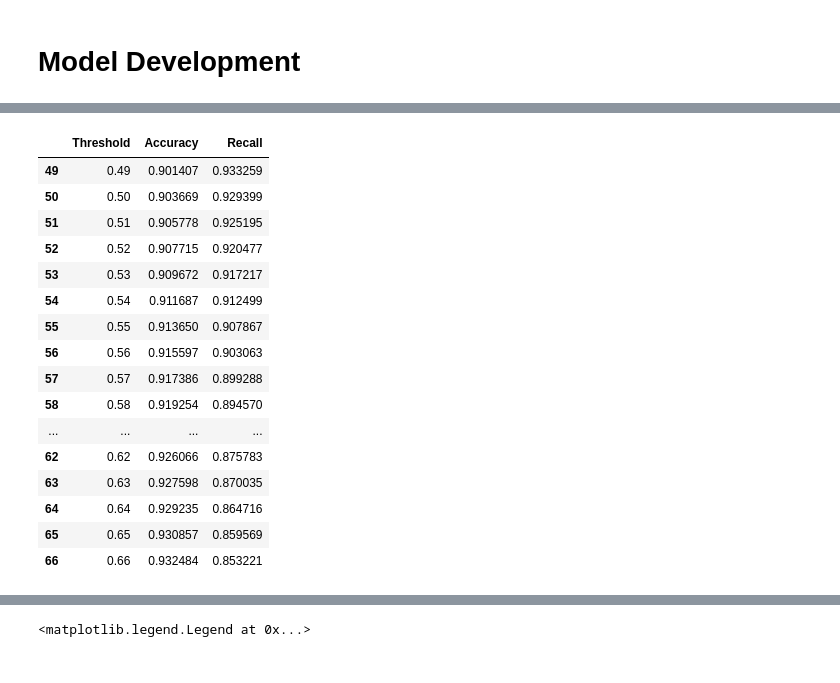
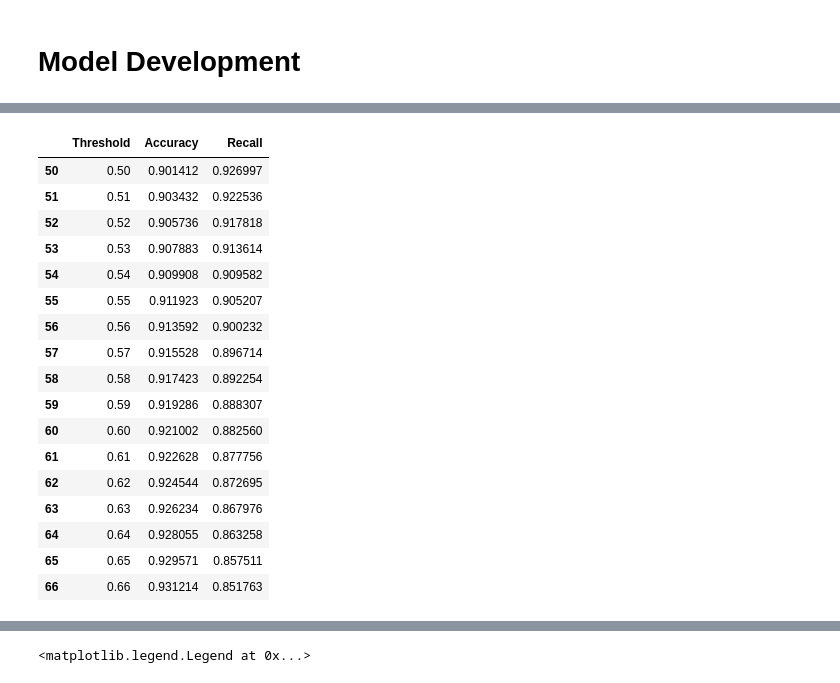
Before and after one commit to jprette/STAT-303-3, a Jupyter notebook: Code/XGBoost Model.ipynb, the cells around one changed output, grey strips where cells are left out. Saved outputs shown, nothing was run; the diff lists cells and outputs as text; code cells hidden in the pictures.

```diff
--- a/Code/XGBoost Model.ipynb
+++ b/Code/XGBoost Model.ipynb
@@ -127,7 +155,7 @@ X_train.shape
 # %%
 def get_models():
     models = dict()
-    n_trees = [5, 10, 50, 100, 500, 1000, 2000, 5000]
+    n_trees = [5, 10, 50, 100, 500, 1000, 2000]
     for n in n_trees:
         models[str(n)] = xgb.XGBClassifier(n_estimators=n)
     return models
@@ -279,7 +306,7 @@ Text(0.5, 0, 'reg_lambda')
 # %%
 def get_models():
     models = dict()
-    for i in [0, 10, 1e2, 1e3, 1e4, 1e5, 1e6, 1e7, 1e8, 1e9]:
+    for i in [0, 10, 1e2, 1e3, 1e4, 1e5, 1e6]:
         key = '%.4f' % i
         models[key] = xgb.XGBClassifier(gamma=i)
     return models
@@ -347,0 +377,24 @@ def model_performance(model_opt,opt_threshold):
+# %%
+#grid search of model1
+
+start_time = time.time()
+param_grid = {'max_depth': [8],
+              'learning_rate': [0.001,0.01],
+              'reg_lambda': [1,10,100],
+              'n_estimators': [100],
+              'gamma': [1,10,100],
+              'subsample': [1],
+              'colsample_bytree':[1],
+              'scale_pos_weight': [15]}
+
+cv = KFold(n_splits=2, shuffle=True)
+optimal_params = RandomizedSearchCV(estimator=xgb.XGBClassifier(objective = 'binary:logistic'),
+                                    param_distributions=param_grid,
+                                    verbose=1,
+                                    n_jobs=-1,
+                                    scoring='accuracy',
+                                    cv=cv)
+optimal_params.fit(X_train, y_train)
+print("Optimal parameter values =", optimal_params.best_params_)
+print("Optimal cross validation score =", optimal_params.best_score_)
+print("Time taken =", round((time.time() - start_time) / 60), " minutes")
@@ -407,26 +488,27 @@ Test recall: 0.7379566763659877
 # %%
-model2 = xgb.XGBClassifier(objective='binary:logistic',max_depth = 10, learning_rate = 0.01,n_estimators = 700,
+model3 = xgb.XGBClassifier(objective='binary:logistic',max_depth = 10, learning_rate = 0.01,n_estimators = 700,
                            reg_lambda = 1, gamma = 1, subsample = 0.3,scale_pos_weight=15).fit(X_train,y_train)
-df2 = decision_threshold(model2)
+df3 = decision_threshold(model3)
 # %%
-filtered_df2 = df2[(df2['Accuracy'] >= 0.9) & (df2['Recall'] >= 0.85)]
-filtered_df2.sort_values('Recall',ascending=False)
+filtered_df3 = df3[(df3['Accuracy'] >= 0.9) & (df3['Recall'] >= 0.85)]
+filtered_df3.sort_values('Recall',ascending=False)
 # %% [output]
 |  | Threshold | Accuracy | Recall |
-| 49 | 0.49 | 0.901407 | 0.933259 |
-| 50 | 0.50 | 0.903669 | 0.929399 |
-| 51 | 0.51 | 0.905778 | 0.925195 |
-| 52 | 0.52 | 0.907715 | 0.920477 |
-| 53 | 0.53 | 0.909672 | 0.917217 |
-| 54 | 0.54 | 0.911687 | 0.912499 |
-| 55 | 0.55 | 0.913650 | 0.907867 |
-| 56 | 0.56 | 0.915597 | 0.903063 |
-| 57 | 0.57 | 0.917386 | 0.899288 |
-| 58 | 0.58 | 0.919254 | 0.894570 |
-| ... | ... | ... | ... |
-| 62 | 0.62 | 0.926066 | 0.875783 |
-| 63 | 0.63 | 0.927598 | 0.870035 |
-| 64 | 0.64 | 0.929235 | 0.864716 |
-| 65 | 0.65 | 0.930857 | 0.859569 |
-| 66 | 0.66 | 0.932484 | 0.853221 |
+| 50 | 0.50 | 0.901412 | 0.926997 |
+| 51 | 0.51 | 0.903432 | 0.922536 |
+| 52 | 0.52 | 0.905736 | 0.917818 |
+| 53 | 0.53 | 0.907883 | 0.913614 |
+| 54 | 0.54 | 0.909908 | 0.909582 |
+| 55 | 0.55 | 0.911923 | 0.905207 |
+| 56 | 0.56 | 0.913592 | 0.900232 |
+| 57 | 0.57 | 0.915528 | 0.896714 |
+| 58 | 0.58 | 0.917423 | 0.892254 |
+| 59 | 0.59 | 0.919286 | 0.888307 |
+| 60 | 0.60 | 0.921002 | 0.882560 |
+| 61 | 0.61 | 0.922628 | 0.877756 |
+| 62 | 0.62 | 0.924544 | 0.872695 |
+| 63 | 0.63 | 0.926234 | 0.867976 |
+| 64 | 0.64 | 0.928055 | 0.863258 |
+| 65 | 0.65 | 0.929571 | 0.857511 |
+| 66 | 0.66 | 0.931214 | 0.851763 |
 # %%
```
Also changed, not shown: parts of 61 cells of this notebook.
